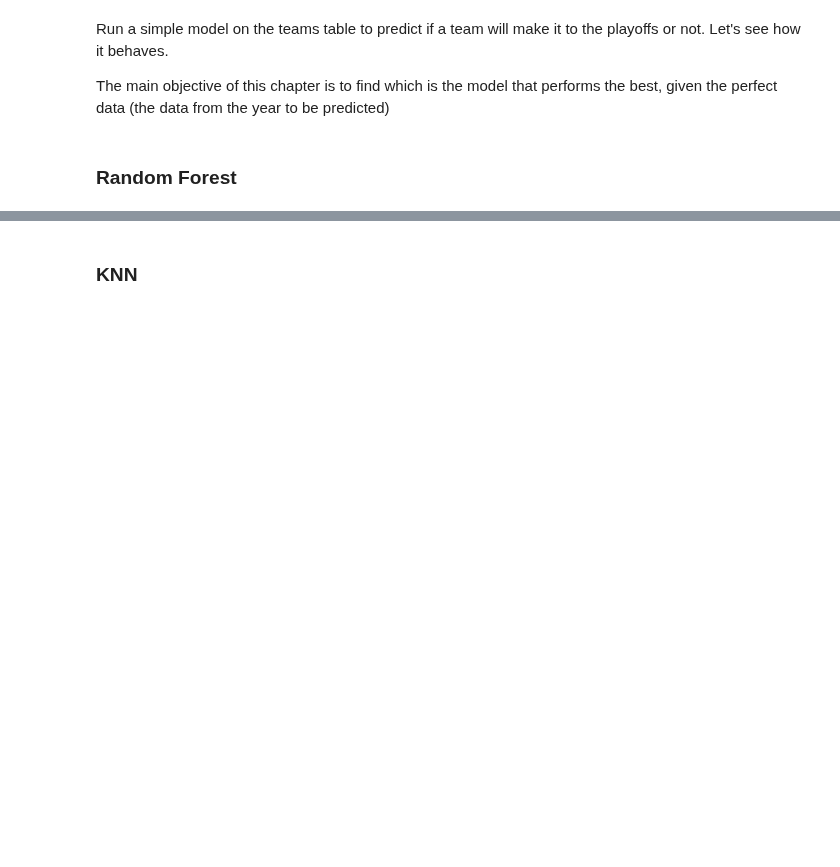
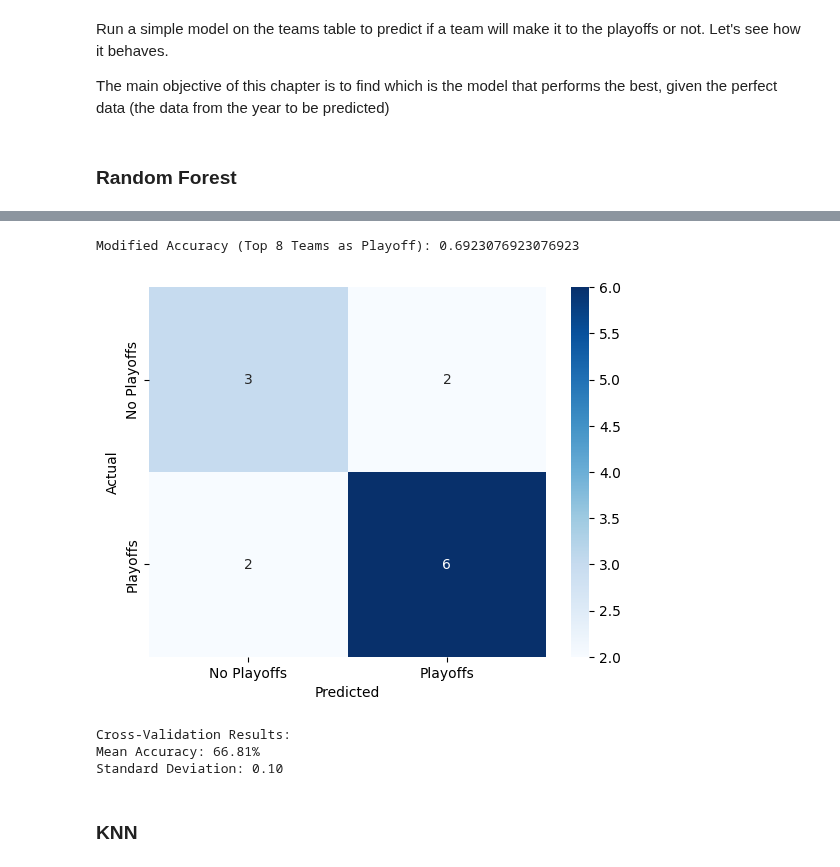
Before and after one commit to jogp10/WnbaPlayoffsPredicting, a Jupyter notebook: notebooks/modelling.ipynb, the cells around one changed output, grey strips where cells are left out. Cells and saved outputs as stored; diff of their text form; code cells hidden in the pictures; blank space fills up the shorter version.

```diff
--- a/notebooks/modelling.ipynb
+++ b/notebooks/modelling.ipynb
@@ -50,6 +69,7 @@ from sklearn.neighbors import KNeighborsClassifier
 #CONSTANTS
 
 TARGET_NAMES = ['No Playoffs', 'Playoffs']
+N_FOLDS_CV = 10
 
 #see all null values in teams_df
 teams_df.isnull().sum()
@@ -78,6 +116,17 @@ def print_results(clf, X_train, X_test, y_train, y_test):
 
     return y_pred
 
+def cross_validation(clf, X, y):
+    cv = StratifiedKFold(n_splits=N_FOLDS_CV, shuffle=True, random_state=42)
+    scores = cross_val_score(clf, X, y, cv=cv, scoring='accuracy')
+
+    # Display the cross-validation results
+    print("Cross-Validation Results:")
+    print("Mean Accuracy: {:.2f}%".format(scores.mean() * 100))
+    print("Standard Deviation: {:.2f}".format(scores.std()))
+
+    return scores
+
 def force_qualify_8_teams(y_pred, y_test):
     top_teams_indices = y_pred.argsort()[-8:][::-1]  # Get the indices of the top 8 teams
 
@@ -101,6 +150,8 @@ The main objective of this chapter is to find which is the model that performs t
 # split into train years and test year (year 10)
 teams_train_df = teams_df[teams_df['year'] < 10]
 teams_test_df = teams_df[teams_df['year'] == 10]
+
+cross_val_scores = []
 # %% [markdown]
 ### Random Forest
 # %%
@@ -121,3 +176,14 @@ force_qualify_8_teams(y_pred, y_test)
+# %%
+force_qualify_8_teams(y_pred, y_test)
+
+scores = cross_validation(clf, X, y)
+cross_val_scores.append(scores)
+# %% [output]
+Modified Accuracy (Top 8 Teams as Playoff): 0.6923076923076923
+[figure, added]
+Cross-Validation Results:
+Mean Accuracy: 66.81%
+Standard Deviation: 0.10
 # %% [markdown]
 ### KNN
 # %%
```
Also changed, not shown: parts of 12 cells of this notebook.
